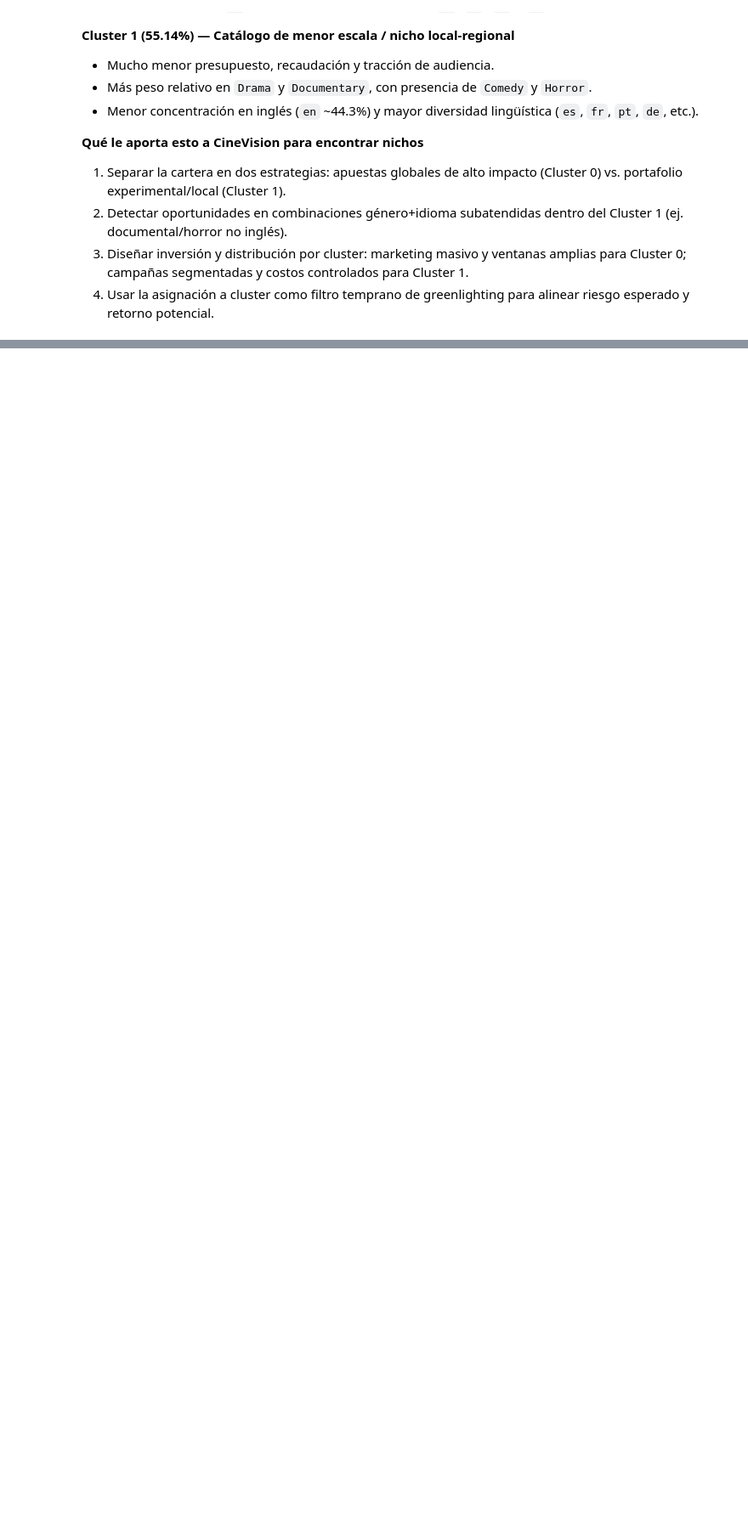
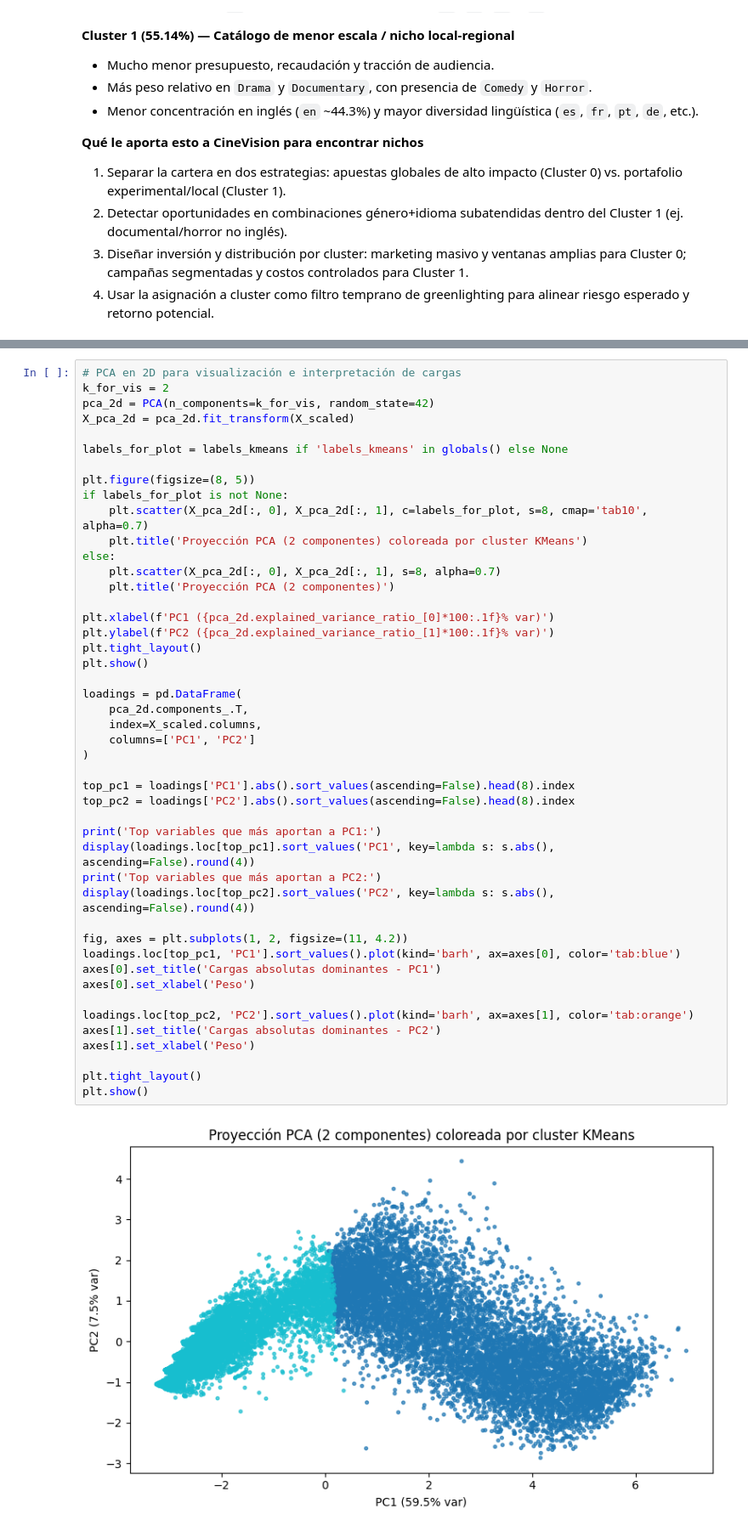
Before and after one commit to jcdiegolopez/MD-LAB02, a Jupyter notebook: main.ipynb, the cells around one changed output, grey strips where cells are left out. Shown at 85% size. Cells and saved outputs as stored; diff of their text form; blank space fills up the shorter version.

```diff
--- a/main.ipynb
+++ b/main.ipynb
@@ -483,0 +537,48 @@ Top 5 idiomas por cluster:
+# %%
+# PCA en 2D para visualización e interpretación de cargas
+k_for_vis = 2
+pca_2d = PCA(n_components=k_for_vis, random_state=42)
+X_pca_2d = pca_2d.fit_transform(X_scaled)
+
+labels_for_plot = labels_kmeans if 'labels_kmeans' in globals() else None
+
+plt.figure(figsize=(8, 5))
+if labels_for_plot is not None:
+    plt.scatter(X_pca_2d[:, 0], X_pca_2d[:, 1], c=labels_for_plot, s=8, cmap='tab10', alpha=0.7)
+    plt.title('Proyección PCA (2 componentes) coloreada por cluster KMeans')
+else:
+    plt.scatter(X_pca_2d[:, 0], X_pca_2d[:, 1], s=8, alpha=0.7)
+    plt.title('Proyección PCA (2 componentes)')
+
+plt.xlabel(f'PC1 ({pca_2d.explained_variance_ratio_[0]*100:.1f}% var)')
+plt.ylabel(f'PC2 ({pca_2d.explained_variance_ratio_[1]*100:.1f}% var)')
+plt.tight_layout()
+plt.show()
+
+loadings = pd.DataFrame(
+    pca_2d.components_.T,
+    index=X_scaled.columns,
+    columns=['PC1', 'PC2']
+)
+
+top_pc1 = loadings['PC1'].abs().sort_values(ascending=False).head(8).index
+top_pc2 = loadings['PC2'].abs().sort_values(ascending=False).head(8).index
+
+print('Top variables que más aportan a PC1:')
+display(loadings.loc[top_pc1].sort_values('PC1', key=lambda s: s.abs(), ascending=False).round(4))
+print('Top variables que más aportan a PC2:')
+display(loadings.loc[top_pc2].sort_values('PC2', key=lambda s: s.abs(), ascending=False).round(4))
+
+fig, axes = plt.subplots(1, 2, figsize=(11, 4.2))
+loadings.loc[top_pc1, 'PC1'].sort_values().plot(kind='barh', ax=axes[0], color='tab:blue')
+axes[0].set_title('Cargas absolutas dominantes - PC1')
+axes[0].set_xlabel('Peso')
+
+loadings.loc[top_pc2, 'PC2'].sort_values().plot(kind='barh', ax=axes[1], color='tab:orange')
+axes[1].set_title('Cargas absolutas dominantes - PC2')
+axes[1].set_xlabel('Peso')
+
+plt.tight_layout()
+plt.show()
+# %% [output]
+[figure, added]
```
Also changed, not shown: parts of 7 cells of this notebook.
